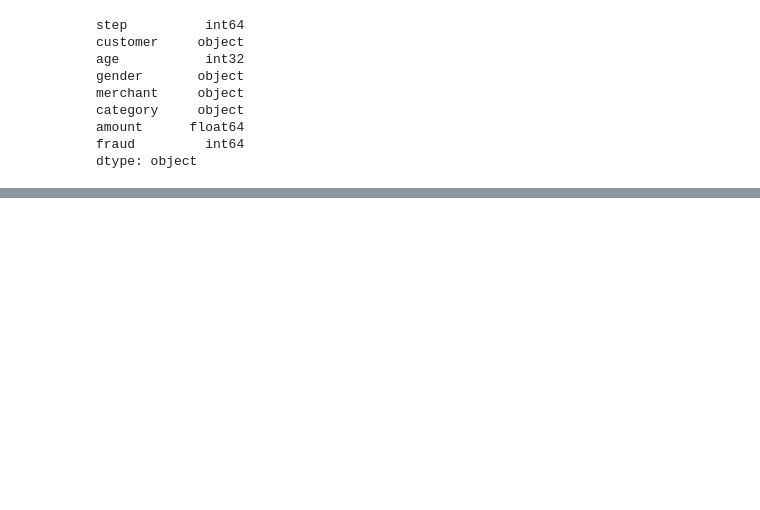
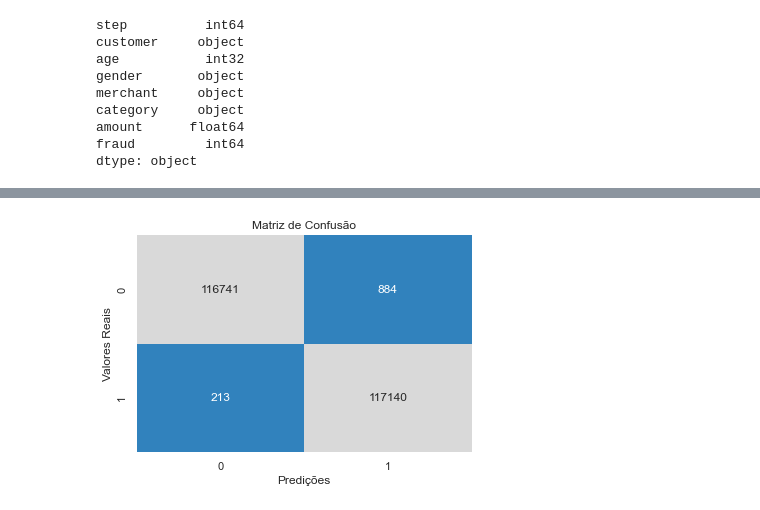
Before and after one commit to jdomeneghini/ProjetoIntegrado, a Jupyter notebook: FraudDetection_Predict.ipynb, the cells around one changed output, grey strips where cells are left out. Cells and saved outputs as stored; diff of their text form; code cells hidden in the pictures; blank space fills up the shorter version.

```diff
--- a/FraudDetection_Predict.ipynb
+++ b/FraudDetection_Predict.ipynb
@@ -546,0 +540,4 @@ fig.tight_layout()
+# %%
+#Separando os dados para usar a tecnica de desbalanceamento
+X = df_lab_encoded.drop(['fraud'],axis=1)
+y = df_lab_encoded['fraud']
@@ -546,0 +546,5 @@ fig.tight_layout()
+# %%
+# UTILIZANDO SMOTE
+smote = SMOTE(sampling_strategy='auto', random_state=42)
+X_res, y_res = smote.fit_resample(X, y)
+y_res = pd.DataFrame(y_res)
@@ -546,0 +562,12 @@ fig.tight_layout()
+# %%
+# Dividindo entre treino e teste
+X_train, X_test, y_train, y_test = train_test_split(X_res,y_res,test_size=0.2,random_state=42,shuffle=True)
+# %%
+# Criando um modelo Random Forest
+rf_classifier = RandomForestClassifier(n_estimators=100, min_samples_split= 3, random_state=42)
+
+# Treinando o modelo no conjunto de treinamento
+rf_classifier.fit(X_train, y_train)
+
+# Fazendo as previsão com o conjunto de teste
+y_pred = rf_classifier.predict(X_test)
@@ -546,0 +597,13 @@ fig.tight_layout()
+# %%
+#Matriz de Confusão
+cm = confusion_matrix(y_test, y_pred)
+
+plt.figure(figsize=(6, 4))
+sns.heatmap(cm, annot=True, fmt="d", cmap="tab20c", cbar=False)
+plt.xlabel('Predições')
+plt.ylabel('Valores Reais')
+plt.title('Matriz de Confusão')
+
+plt.show()
+# %% [output]
+[figure, added]
```
Also changed, not shown: parts of 46 cells of this notebook.
